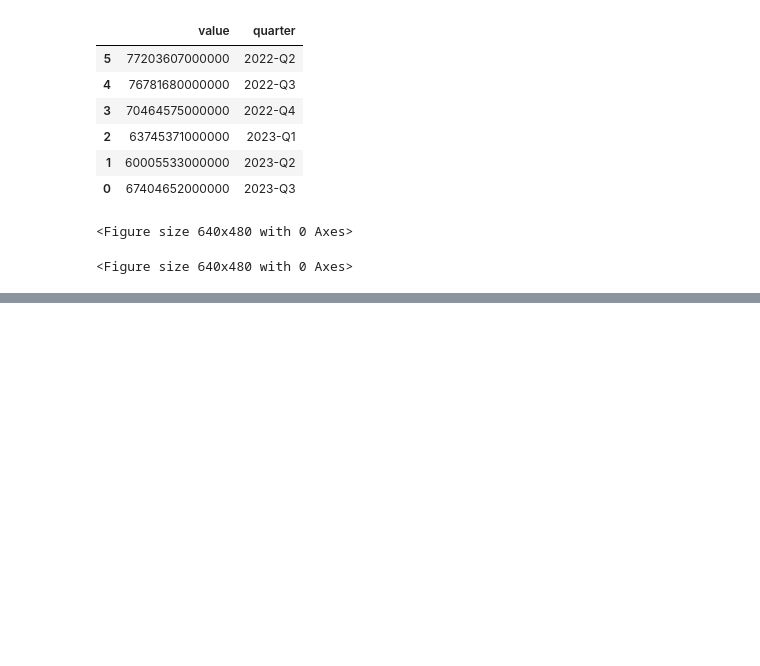
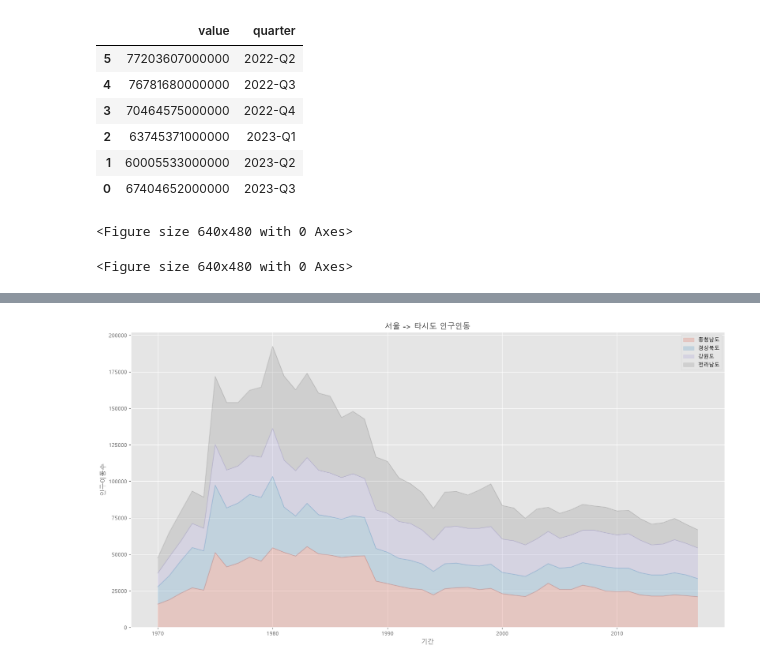
Before and after one commit to rlaalsgh1113/18_data_analytics, a Jupyter notebook: 01_matplotlib.ipynb, the cells around one changed output, grey strips where cells are left out. Cells and saved outputs as stored; diff of their text form; code cells hidden in the pictures; blank space fills up the shorter version.

```diff
--- a/01_matplotlib.ipynb
+++ b/01_matplotlib.ipynb
@@ -359,0 +484,18 @@ plt.show()
+# %%
+plt.style.use("ggplot")
+
+df_4.plot(
+    kind="area",
+    stacked=True,
+    alpha=0.2,
+    figsize=(20,10)
+)
+
+plt.title("서울 -> 타시도 인구인동")
+plt.ylabel("인구이동수")
+plt.xlabel("기간")
+plt.legend(loc='best')
+
+plt.show()
+# %% [output]
+[figure, added]
```
Also changed, not shown: parts of 30 cells of this notebook, 2 other files.
